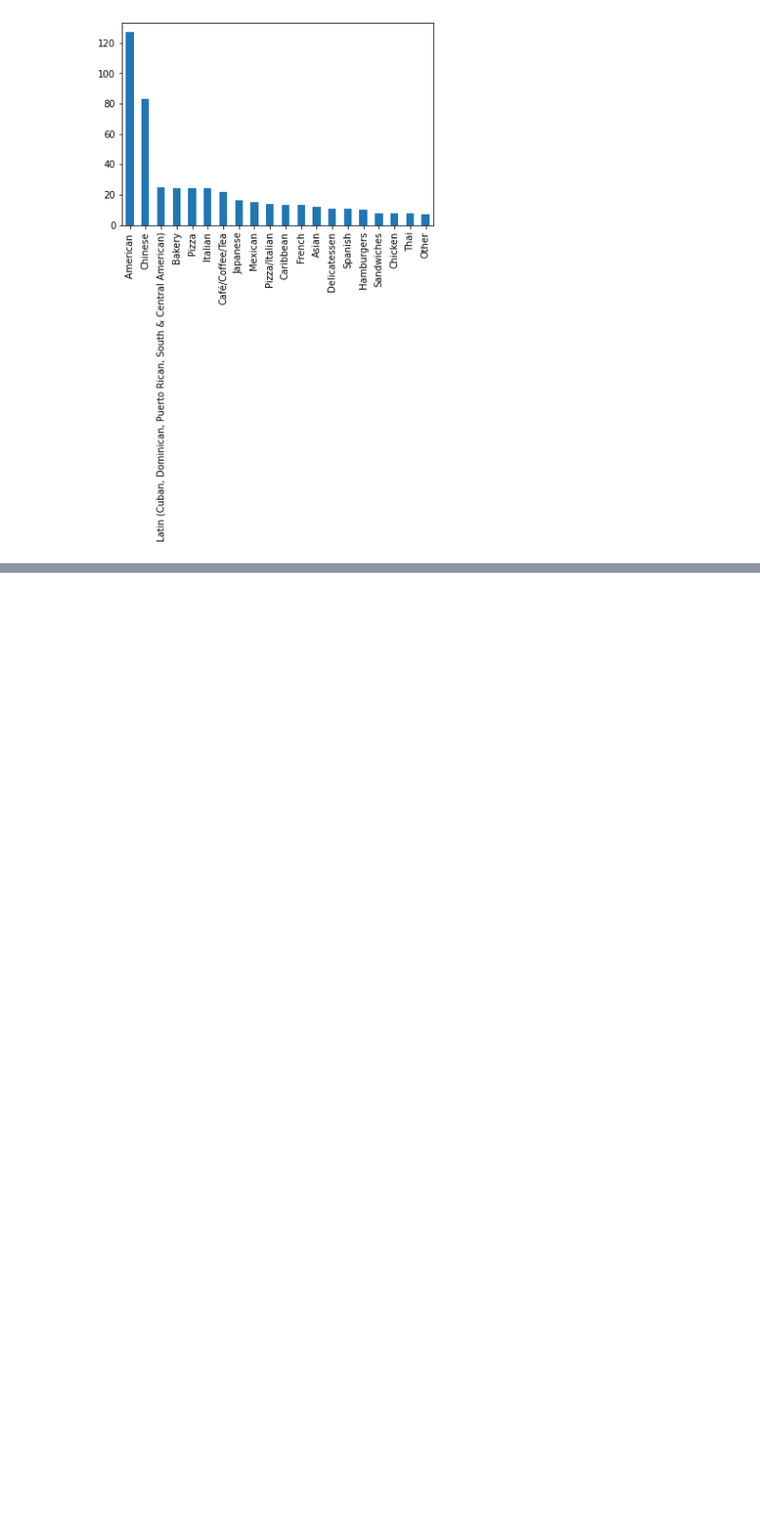
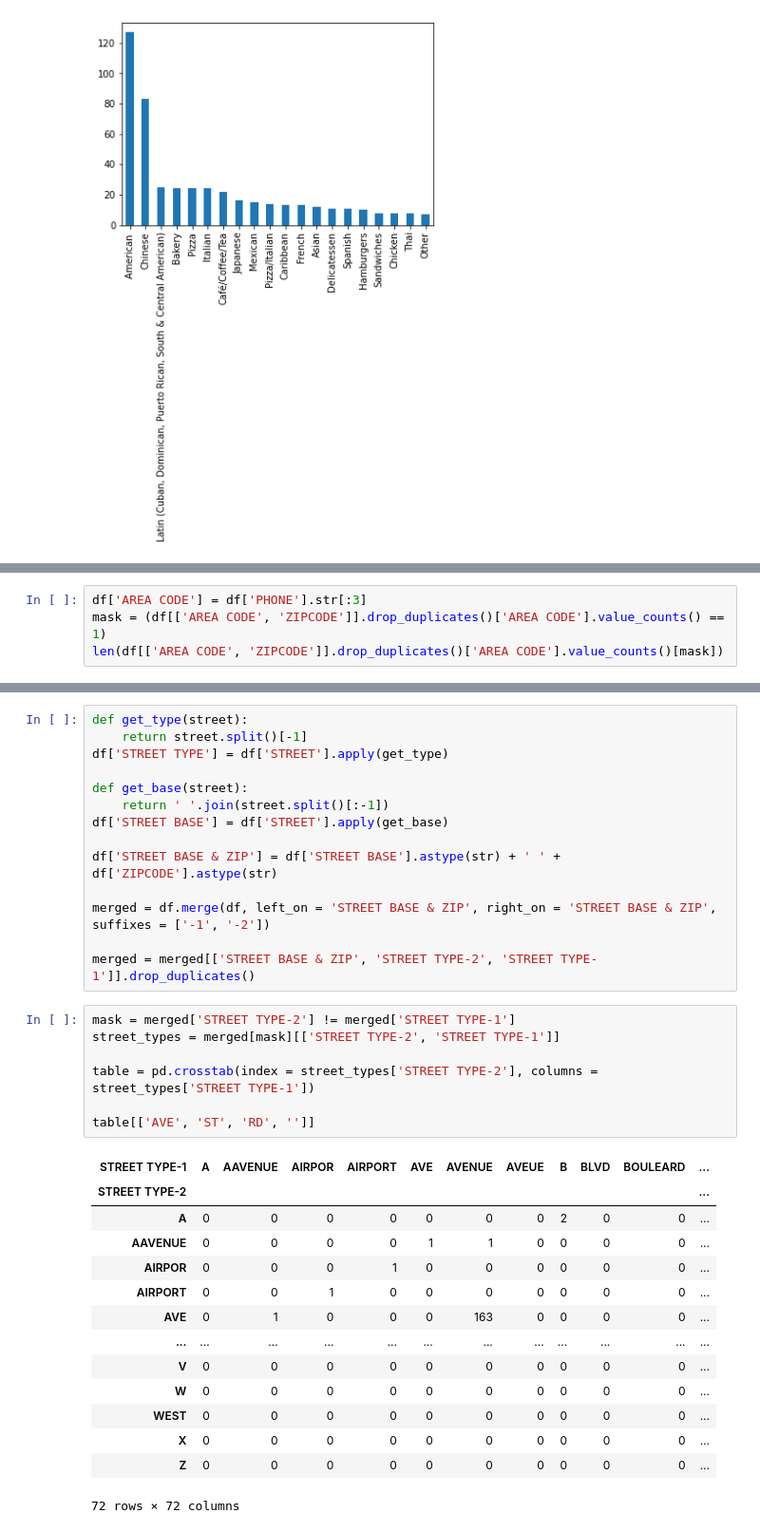
Before and after one commit to averyshepherd/MISs381N-hw2, a Jupyter notebook: HW2.ipynb, the cells around one changed output, grey strips where cells are left out. Shown at 95% size. Saved outputs shown, nothing was run; the diff lists cells and outputs as text; blank space fills up the shorter version.

```diff
--- a/HW2.ipynb
+++ b/HW2.ipynb
@@ -150,0 +183,4 @@ IndexingError: Unalignable boolean Series provided as indexer (index of the bool
+# %%
+df['AREA CODE'] = df['PHONE'].str[:3]
+mask = (df[['AREA CODE', 'ZIPCODE']].drop_duplicates()['AREA CODE'].value_counts() == 1)
+len(df[['AREA CODE', 'ZIPCODE']].drop_duplicates()['AREA CODE'].value_counts()[mask])
@@ -150,0 +209,36 @@ IndexingError: Unalignable boolean Series provided as indexer (index of the bool
+# %%
+def get_type(street):
+    return street.split()[-1]
+df['STREET TYPE'] = df['STREET'].apply(get_type)
+
+def get_base(street):
+    return ' '.join(street.split()[:-1])
+df['STREET BASE'] = df['STREET'].apply(get_base)
+
+df['STREET BASE & ZIP'] = df['STREET BASE'].astype(str) + ' ' + df['ZIPCODE'].astype(str)
+
+merged = df.merge(df, left_on = 'STREET BASE & ZIP', right_on = 'STREET BASE & ZIP', suffixes = ['-1', '-2'])
+
+merged = merged[['STREET BASE & ZIP', 'STREET TYPE-2', 'STREET TYPE-1']].drop_duplicates()
+# %%
+mask = merged['STREET TYPE-2'] != merged['STREET TYPE-1']
+street_types = merged[mask][['STREET TYPE-2', 'STREET TYPE-1']]
+
+table = pd.crosstab(index = street_types['STREET TYPE-2'], columns = street_types['STREET TYPE-1'])
+
+table[['AVE', 'ST', 'RD', '']]
+# %% [output]
+| STREET TYPE-1 | A | AAVENUE | AIRPOR | AIRPORT | AVE | AVENUE | AVEUE | B | BLVD | BOULEARD | ... |
+| STREET TYPE-2 |  |  |  |  |  |  |  |  |  |  | ... |
+| A | 0 | 0 | 0 | 0 | 0 | 0 | 0 | 2 | 0 | 0 | ... |
+| AAVENUE | 0 | 0 | 0 | 0 | 1 | 1 | 0 | 0 | 0 | 0 | ... |
+| AIRPOR | 0 | 0 | 0 | 1 | 0 | 0 | 0 | 0 | 0 | 0 | ... |
+| AIRPORT | 0 | 0 | 1 | 0 | 0 | 0 | 0 | 0 | 0 | 0 | ... |
+| AVE | 0 | 1 | 0 | 0 | 0 | 163 | 0 | 0 | 0 | 0 | ... |
+| ... | ... | ... | ... | ... | ... | ... | ... | ... | ... | ... | ... |
+| V | 0 | 0 | 0 | 0 | 0 | 0 | 0 | 0 | 0 | 0 | ... |
+| W | 0 | 0 | 0 | 0 | 0 | 0 | 0 | 0 | 0 | 0 | ... |
+| WEST | 0 | 0 | 0 | 0 | 0 | 0 | 0 | 0 | 0 | 0 | ... |
+| X | 0 | 0 | 0 | 0 | 0 | 0 | 0 | 0 | 0 | 0 | ... |
+| Z | 0 | 0 | 0 | 0 | 0 | 0 | 0 | 0 | 0 | 0 | ... |
+72 rows × 72 columns
```
Also changed, not shown: parts of 12 cells of this notebook, 1 other file.
